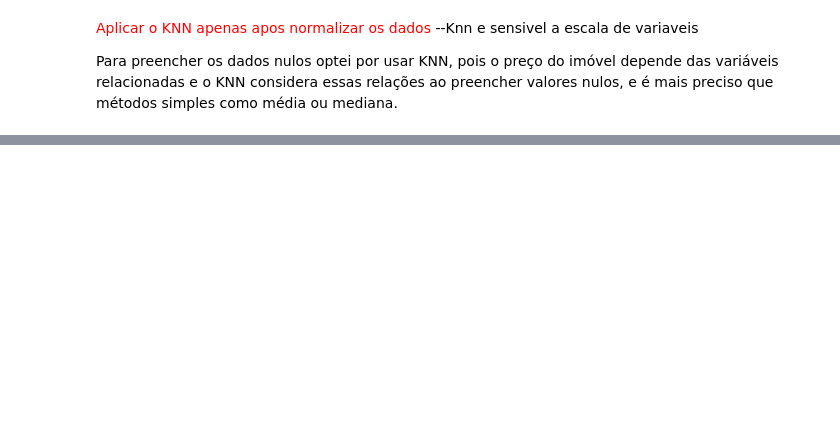
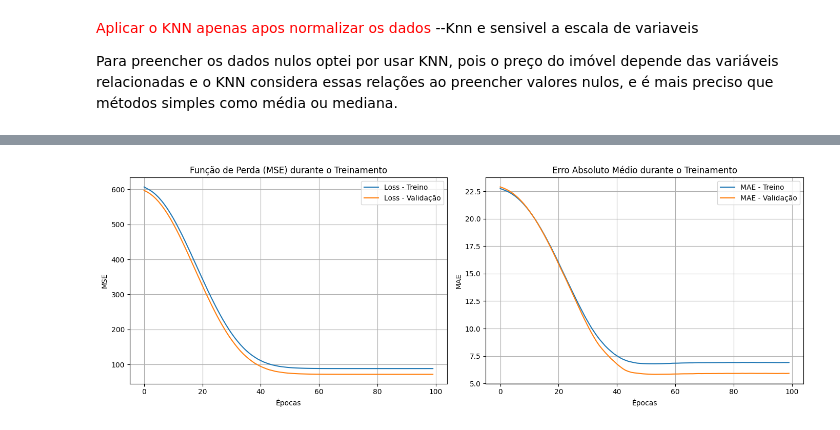
Before and after one commit to LucasPicancoo/Atividade-de-aprendizado-supervisionado, a Jupyter notebook: Preço_de_casas.ipynb, the cells around one changed output, grey strips where cells are left out. Cells and saved outputs as stored; diff of their text form; code cells hidden in the pictures; blank space fills up the shorter version.

```diff
--- a/Preço_de_casas.ipynb
+++ b/Preço_de_casas.ipynb
@@ -490,0 +657,30 @@ PTRATIO     0
+# %%
+import matplotlib.pyplot as plt
+
+# Plotar a função de perda (loss) e o erro absoluto médio (MAE) ao longo das épocas
+plt.figure(figsize=(14, 5))
+
+# Gráfico da função de perda (Loss)
+plt.subplot(1, 2, 1)
+plt.plot(history.history['loss'], label='Loss - Treino')
+plt.plot(history.history['val_loss'], label='Loss - Validação')
+plt.title('Função de Perda (MSE) durante o Treinamento')
+plt.xlabel('Épocas')
+plt.ylabel('MSE')
+plt.legend()
+plt.grid(True)
+
+# Gráfico do erro absoluto médio (MAE)
+plt.subplot(1, 2, 2)
+plt.plot(history.history['mae'], label='MAE - Treino')
+plt.plot(history.history['val_mae'], label='MAE - Validação')
+plt.title('Erro Absoluto Médio durante o Treinamento')
+plt.xlabel('Épocas')
+plt.ylabel('MAE')
+plt.legend()
+plt.grid(True)
+
+plt.tight_layout()
+plt.show()
+# %% [output]
+[figure, added]
```
Also changed, not shown: parts of 21 cells of this notebook.
